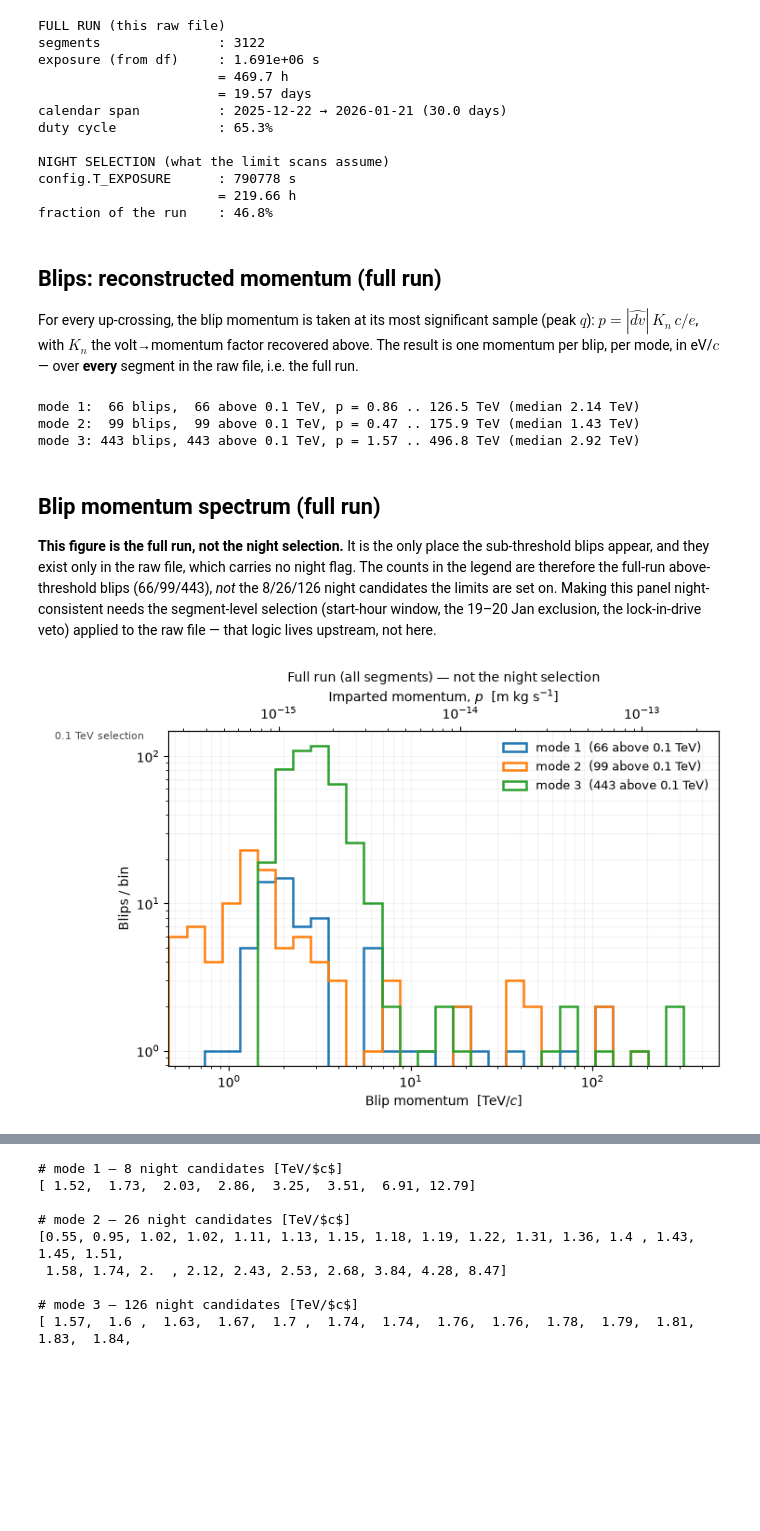
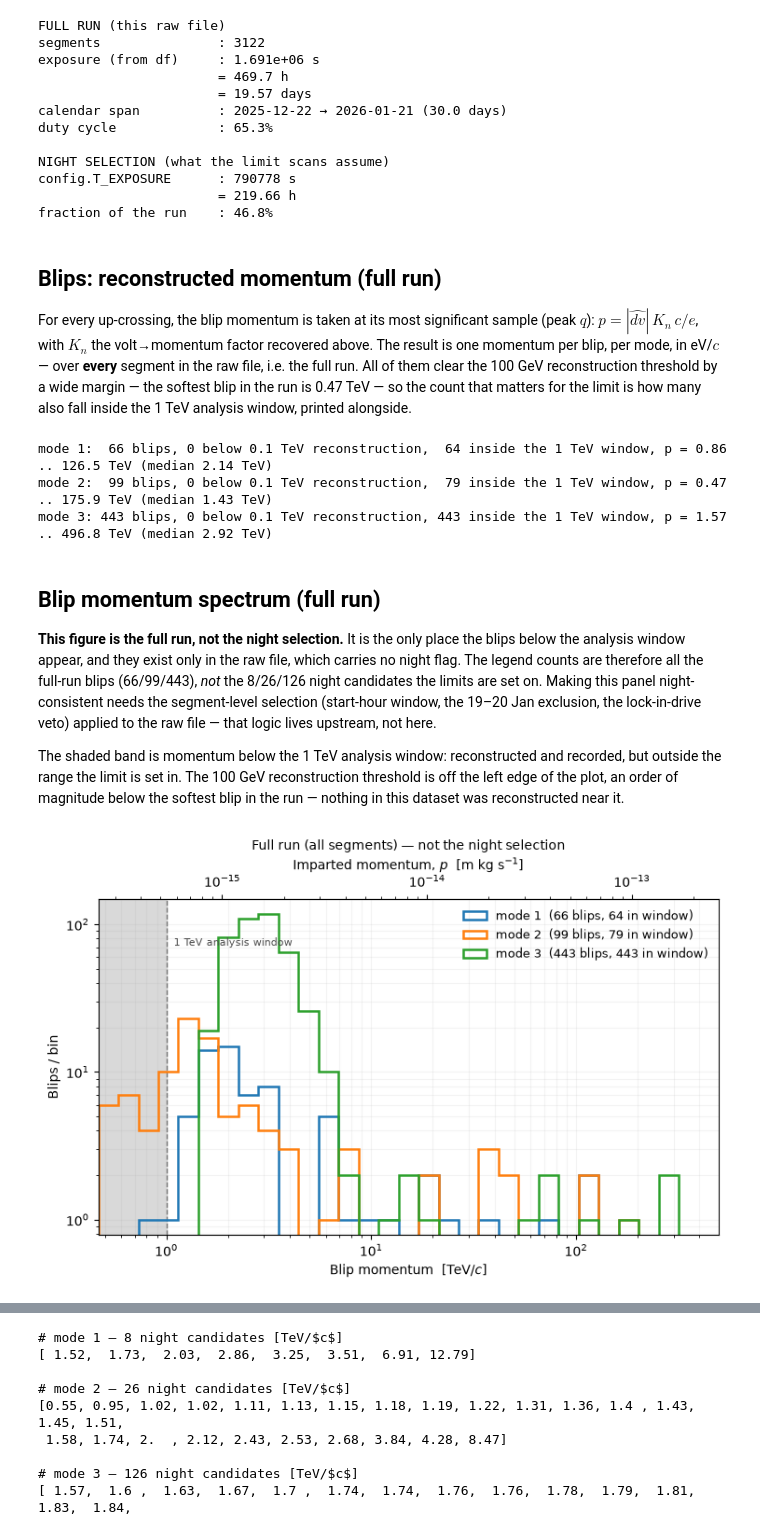
Before and after one commit to PolonaiseExperiment/luhdm, a Jupyter notebook: notebooks/00_efficiency_and_blips.ipynb, the cells around one changed output, grey strips where cells are left out. Cells and saved outputs as stored; diff of their text form; code cells hidden in the pictures; blank space fills up the shorter version.

```diff
--- a/notebooks/00_efficiency_and_blips.ipynb
+++ b/notebooks/00_efficiency_and_blips.ipynb
@@ -126,12 +183,15 @@ $$ |\hat{dv}|\;[\mathrm{V}] \;\xrightarrow{\times K_n}\; p\;[\mathrm{kg\,m\,s^{-
 # %%
 fig, ax = plt.subplots(figsize=(7.5, 5))
 for n in MODES:
-    q_gev, eff3 = EFF_NIGHT[n]              # night re-average, as used by the scans
+    q_gev, eff3 = EFF_NIGHT[n]              # the table the limit scans load
     ax.plot(q_gev / 1e3, eff3, color=COLORS[n], lw=2.0, label=f"mode {n}")
 ax.set_xscale("log")
 ax.set_xlim(0.15, 20)
 ax.set_ylim(-0.02, 1.03)
 ax.axhline(0.5, color="0.7", lw=0.8, ls=":", zorder=0)
+ax.axvline(Q_WINDOW_TEV, color="0.4", lw=1.0, ls="--", zorder=0)
+ax.text(Q_WINDOW_TEV * 0.95, 1.0, f"analysis window\nopens at {Q_WINDOW_TEV:g} TeV",
+        ha="right", va="top", fontsize=8, color="0.3")
 ax.set_xlabel(r"Imparted momentum  [TeV/$c$]")
 ax.set_ylabel("Detection efficiency")
 ax.grid(True, which="both", alpha=0.15)
@@ -144,9 +204,12 @@ fig.tight_layout()
 save_figure(fig, "00_efficiency_curves")
 plt.show()
 
-# 50% points, for the record
+# 50% points and the efficiency where the window opens, for the record
 for n in MODES:
     q_gev, eff3 = EFF_NIGHT[n]
     q50 = float(np.interp(0.5, eff3, q_gev))
-    print(f"mode {n}: eps = 0.5 at q = {q50:7.1f} GeV = {q50 / 1e3:.3f} TeV")
+    eps_edge = float(np.interp(config.Q_THRESH, q_gev, eff3))
+    print(f"mode {n}: eps = 0.5 at q = {q50:7.1f} GeV = {q50 / 1e3:.3f} TeV; "
+          f"eps({config.Q_THRESH / 1e3:g} TeV) = {eps_edge:.3f}; "
+          f"plateau = {eff3.max():.3f}")
 # %% [output]
@@ -199,7 +262,10 @@ fraction of the run    : 46.8%
 For every up-crossing, the blip momentum is taken at its most significant sample
 (peak $q$): $p = |\hat{dv}|\,K_n\,c/e$, with $K_n$ the volt→momentum factor
 recovered above. The result is one momentum per blip, per mode, in eV/$c$ —
-over **every** segment in the raw file, i.e. the full run.
+over **every** segment in the raw file, i.e. the full run. All of them clear
+the 100 GeV reconstruction threshold by a wide margin — the softest blip in the
+run is 0.47 TeV — so the count that matters for the limit is how many also fall
+inside the 1 TeV analysis window, printed alongside.
 # %%
 def blip_momenta_eV(mode):
     """Reconstructed momentum [eV/c] of every q>100 up-crossing in one mode."""
@@ -220,57 +286,66 @@ def blip_momenta_eV(mode):
     return np.array(sorted(out))
 
 ALL_MOMENTA = {n: blip_momenta_eV(n) for n in MODES}
-# candidate impulses: blips above the 0.1 TeV momentum selection
-MOMENTA = {n: ALL_MOMENTA[n][ALL_MOMENTA[n] >= Q_THRESH_TEV * 1e12]
+# every reconstructed blip is a candidate; the analysis window keeps a subset
+MOMENTA = {n: ALL_MOMENTA[n][ALL_MOMENTA[n] >= Q_WINDOW_TEV * 1e12]
             for n in MODES}
 for n in MODES:
-    p = MOMENTA[n]
-    print(f"mode {n}: {ALL_MOMENTA[n].size:3d} blips, "
-          f"{p.size:3d} above {Q_THRESH_TEV:g} TeV, "
+    p = ALL_MOMENTA[n]
+    below = int((p < Q_RECO_TEV * 1e12).sum())
+    print(f"mode {n}: {p.size:3d} blips, "
+          f"{below} below {Q_RECO_TEV:g} TeV reconstruction, "
+          f"{MOMENTA[n].size:3d} inside the {Q_WINDOW_TEV:g} TeV window, "
           f"p = {p.min() / 1e12:.2f} .. {p.max() / 1e12:.1f} TeV "
           f"(median {np.median(p) / 1e12:.2f} TeV)")
 # %% [output]
-mode 1:  66 blips,  66 above 0.1 TeV, p = 0.86 .. 126.5 TeV (median 2.14 TeV)
-mode 2:  99 blips,  99 above 0.1 TeV, p = 0.47 .. 175.9 TeV (median 1.43 TeV)
-mode 3: 443 blips, 443 above 0.1 TeV, p = 1.57 .. 496.8 TeV (median 2.92 TeV)
+mode 1:  66 blips, 0 below 0.1 TeV reconstruction,  64 inside the 1 TeV window, p = 0.86 .. 126.5 TeV (median 2.14 TeV)
+mode 2:  99 blips, 0 below 0.1 TeV reconstruction,  79 inside the 1 TeV window, p = 0.47 .. 175.9 TeV (median 1.43 TeV)
+mode 3: 443 blips, 0 below 0.1 TeV reconstruction, 443 inside the 1 TeV window, p = 1.57 .. 496.8 TeV (median 2.92 TeV)
 # %% [markdown]
 ## Blip momentum spectrum (full run)
 
 **This figure is the full run, not the night selection.** It is the only place
-the sub-threshold blips appear, and they exist only in the raw file, which
-carries no night flag. The counts in the legend are therefore the full-run
-above-threshold blips (66/99/443), *not* the 8/26/126 night candidates the
-limits are set on. Making this panel night-consistent needs the segment-level
-selection (start-hour window, the 19–20 Jan exclusion, the lock-in-drive veto)
-applied to the raw file — that logic lives upstream, not here.
+the blips below the analysis window appear, and they exist only in the raw file,
+which carries no night flag. The legend counts are therefore all the full-run
+blips (66/99/443), *not* the 8/26/126 night candidates the limits are set on.
+Making this panel night-consistent needs the segment-level selection
+(start-hour window, the 19–20 Jan exclusion, the lock-in-drive veto) applied to
+the raw file — that logic lives upstream, not here.
+
+The shaded band is momentum below the 1 TeV analysis window: reconstructed and
+recorded, but outside the range the limit is set in. The 100 GeV reconstruction
+threshold is off the left edge of the plot, an order of magnitude below the
+softest blip in the run — nothing in this dataset was reconstructed near it.
 # %%
 all_p = np.concatenate([ALL_MOMENTA[n] for n in MODES]) / 1e12  # TeV
 bins = np.logspace(np.log10(all_p.min()), np.log10(all_p.max()), 32)
 
 fig, ax = plt.subplots(figsize=(7.5, 5))
 for n in MODES:
     ax.hist(ALL_MOMENTA[n] / 1e12, bins=bins, histtype="step", lw=1.8,
             color=COLORS[n],
-            label=f"mode {n}  ({MOMENTA[n].size} above {Q_THRESH_TEV:g} TeV)")
-ax.axvspan(bins[0], Q_THRESH_TEV, color="0.85", zorder=0)
-ax.axvline(Q_THRESH_TEV, color="0.4", lw=1.0, ls="--", zorder=1)
+            label=f"mode {n}  ({ALL_MOMENTA[n].size} blips, "
+                  f"{MOMENTA[n].size} in window)")
+ax.axvspan(bins[0], Q_WINDOW_TEV, color="0.85", zorder=0)
+ax.axvline(Q_WINDOW_TEV, color="0.4", lw=1.0, ls="--", zorder=1)
 ax.set_xscale("log")
 ax.set_yscale("log")
 ax.set_xlim(bins[0], bins[-1])
 ax.set_xlabel(r"Blip momentum  [TeV/$c$]")
 ax.set_ylabel("Blips / bin")
 ax.set_title("Full run (all segments) — not the night selection", fontsize=10)
 ax.grid(True, which="both", alpha=0.15)
 ax.legend(loc="upper right", frameon=False, fontsize=9)
-ax.text(Q_THRESH_TEV, ax.get_ylim()[1], f"  {Q_THRESH_TEV:g} TeV selection",
+ax.text(Q_WINDOW_TEV, ax.get_ylim()[1] * 0.55,
+        f"  {Q_WINDOW_TEV:g} TeV analysis window",
         ha="left", va="top", fontsize=8, color="0.3")
 sec = ax.secondary_xaxis("top",
                          functions=(lambda t: t / TEV_PER_SI,
                                     lambda s: s * TEV_PER_SI))
 sec.set_xlabel(r"Imparted momentum, $p$  [m kg s$^{-1}$]")
 fig.tight_layout()
 save_figure(fig, "00_blip_momentum_spectrum")
 plt.show()
 # %% [output]
-[figure, old version]
+[figure, new version]
 # %% [markdown]
```
Also changed, not shown: parts of 8 cells of this notebook, 6 other files.
